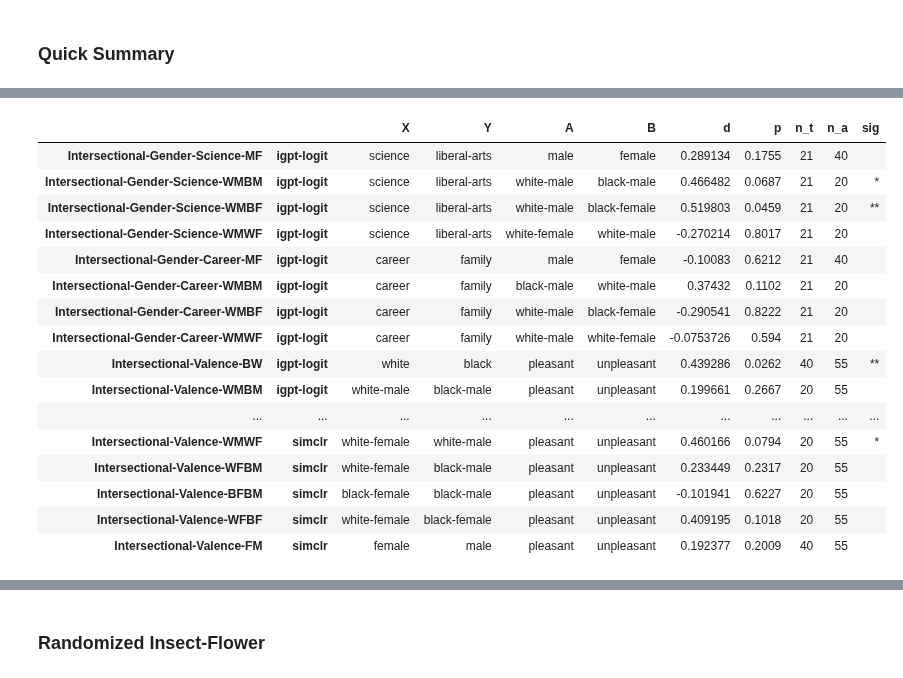
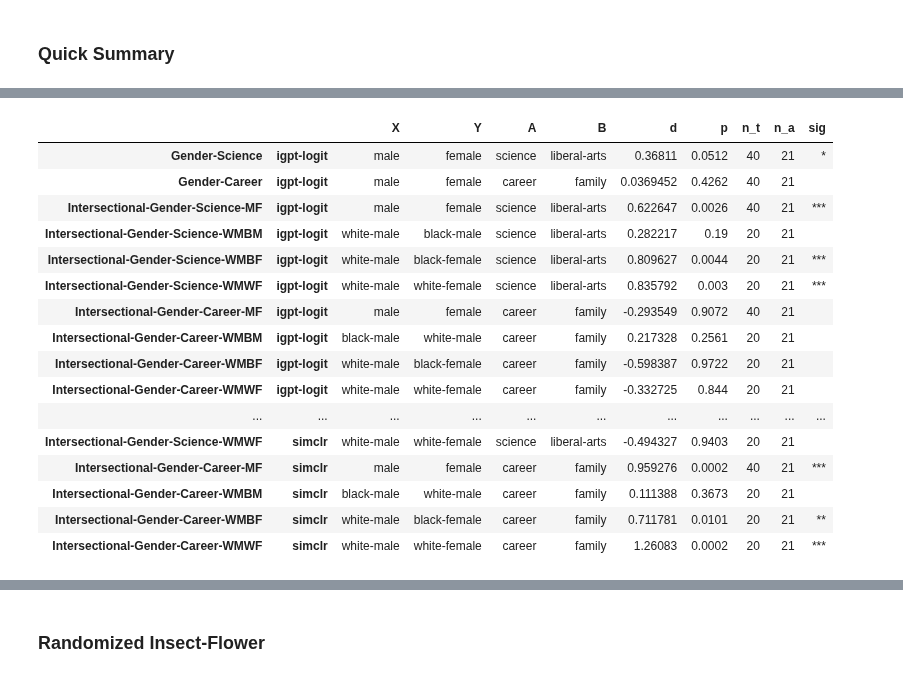
Before and after one commit to ryansteed/ieat, a Jupyter notebook: notebooks/experiments.ipynb, the cells around one changed output, grey strips where cells are left out. Cells and saved outputs as stored; diff of their text form; code cells hidden in the pictures.

Commit message:
:bug: Gender tests swapped

```diff
--- a/notebooks/experiments.ipynb
+++ b/notebooks/experiments.ipynb
@@ -124,33 +127,34 @@ results = test_all(
 # %%
 import pandas as pd
 
 results_df = pd.DataFrame(results).transpose()
 results_df.columns = ["X", "Y", "A", "B", "d", "p", "n_t", "n_a"]
 for c in results_df.columns[:4]:
     results_df[c] = results_df[c].str.split("/").str[-1]
 results_df["sig"] = ""
 for l in [0.10, 0.05, 0.01]:
     results_df.sig[results_df.p < l] += "*"
 intersectional = results_df.index.get_level_values(0).str.contains("Intersectional")
-results_df[intersectional]
+gender = results_df.index.get_level_values(0).str.contains("Gender")
+results_df[gender]
 # %% [output]
 |  |  | X | Y | A | B | d | p | n_t | n_a | sig |
-| Intersectional-Gender-Science-MF | igpt-logit | science | liberal-arts | male | female | 0.289134 | 0.1755 | 21 | 40 |  |
-| Intersectional-Gender-Science-WMBM | igpt-logit | science | liberal-arts | white-male | black-male | 0.466482 | 0.0687 | 21 | 20 | * |
-| Intersectional-Gender-Science-WMBF | igpt-logit | science | liberal-arts | white-male | black-female | 0.519803 | 0.0459 | 21 | 20 | ** |
-| Intersectional-Gender-Science-WMWF | igpt-logit | science | liberal-arts | white-female | white-male | -0.270214 | 0.8017 | 21 | 20 |  |
-| Intersectional-Gender-Career-MF | igpt-logit | career | family | male | female | -0.10083 | 0.6212 | 21 | 40 |  |
-| Intersectional-Gender-Career-WMBM | igpt-logit | career | family | black-male | white-male | 0.37432 | 0.1102 | 21 | 20 |  |
-| Intersectional-Gender-Career-WMBF | igpt-logit | career | family | white-male | black-female | -0.290541 | 0.8222 | 21 | 20 |  |
-| Intersectional-Gender-Career-WMWF | igpt-logit | career | family | white-male | white-female | -0.0753726 | 0.594 | 21 | 20 |  |
-| Intersectional-Valence-BW | igpt-logit | white | black | pleasant | unpleasant | 0.439286 | 0.0262 | 40 | 55 | ** |
-| Intersectional-Valence-WMBM | igpt-logit | white-male | black-male | pleasant | unpleasant | 0.199661 | 0.2667 | 20 | 55 |  |
+| Gender-Science | igpt-logit | male | female | science | liberal-arts | 0.36811 | 0.0512 | 40 | 21 | * |
+| Gender-Career | igpt-logit | male | female | career | family | 0.0369452 | 0.4262 | 40 | 21 |  |
+| Intersectional-Gender-Science-MF | igpt-logit | male | female | science | liberal-arts | 0.622647 | 0.0026 | 40 | 21 | *** |
+| Intersectional-Gender-Science-WMBM | igpt-logit | white-male | black-male | science | liberal-arts | 0.282217 | 0.19 | 20 | 21 |  |
+| Intersectional-Gender-Science-WMBF | igpt-logit | white-male | black-female | science | liberal-arts | 0.809627 | 0.0044 | 20 | 21 | *** |
+| Intersectional-Gender-Science-WMWF | igpt-logit | white-male | white-female | science | liberal-arts | 0.835792 | 0.003 | 20 | 21 | *** |
+| Intersectional-Gender-Career-MF | igpt-logit | male | female | career | family | -0.293549 | 0.9072 | 40 | 21 |  |
+| Intersectional-Gender-Career-WMBM | igpt-logit | black-male | white-male | career | family | 0.217328 | 0.2561 | 20 | 21 |  |
+| Intersectional-Gender-Career-WMBF | igpt-logit | white-male | black-female | career | family | -0.598387 | 0.9722 | 20 | 21 |  |
+| Intersectional-Gender-Career-WMWF | igpt-logit | white-male | white-female | career | family | -0.332725 | 0.844 | 20 | 21 |  |
 | ... | ... | ... | ... | ... | ... | ... | ... | ... | ... | ... |
-| Intersectional-Valence-WMWF | simclr | white-female | white-male | pleasant | unpleasant | 0.460166 | 0.0794 | 20 | 55 | * |
-| Intersectional-Valence-WFBM | simclr | white-female | black-male | pleasant | unpleasant | 0.233449 | 0.2317 | 20 | 55 |  |
-| Intersectional-Valence-BFBM | simclr | black-female | black-male | pleasant | unpleasant | -0.101941 | 0.6227 | 20 | 55 |  |
-| Intersectional-Valence-WFBF | simclr | white-female | black-female | pleasant | unpleasant | 0.409195 | 0.1018 | 20 | 55 |  |
-| Intersectional-Valence-FM | simclr | female | male | pleasant | unpleasant | 0.192377 | 0.2009 | 40 | 55 |  |
+| Intersectional-Gender-Science-WMWF | simclr | white-male | white-female | science | liberal-arts | -0.494327 | 0.9403 | 20 | 21 |  |
+| Intersectional-Gender-Career-MF | simclr | male | female | career | family | 0.959276 | 0.0002 | 40 | 21 | *** |
+| Intersectional-Gender-Career-WMBM | simclr | black-male | white-male | career | family | 0.111388 | 0.3673 | 20 | 21 |  |
+| Intersectional-Gender-Career-WMBF | simclr | white-male | black-female | career | family | 0.711781 | 0.0101 | 20 | 21 | ** |
+| Intersectional-Gender-Career-WMWF | simclr | white-male | white-female | career | family | 1.26083 | 0.0002 | 20 | 21 | *** |
 # %%
 # Generate latex table output
 experiments = (
```
Also changed, not shown: parts of 3 cells of this notebook, 5 other files.
